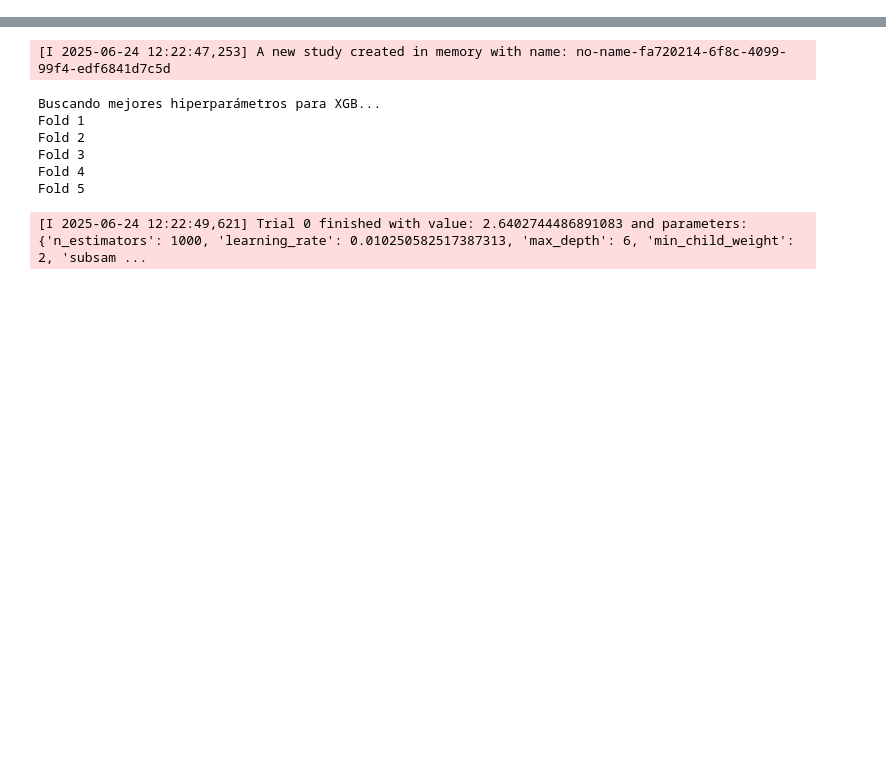
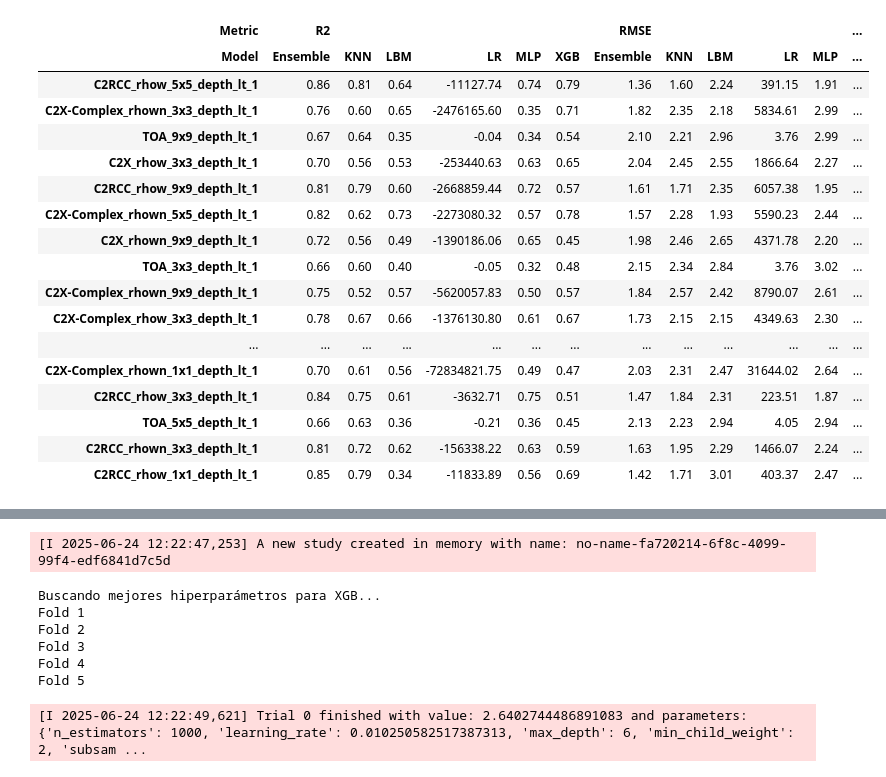
Before and after one commit to Antonio-MI/mar-menor-chl, a Jupyter notebook: Entrenamiento_V2.ipynb, the cells around one changed output, grey strips where cells are left out. Saved outputs shown, nothing was run; the diff lists cells and outputs as text; code cells hidden in the pictures; blank space fills up the shorter version.

Commit message:
probando modelos y ensemble

```diff
--- a/Entrenamiento_V2.ipynb
+++ b/Entrenamiento_V2.ipynb
@@ -150,6 +209,15 @@ import joblib
 # %%
-df= df.iloc[:,4:]
-train, test = train_test_split(df, test_size=0.25, random_state=42, stratify=df["High_Chl"])
+df = df.iloc[:,4:]
+train, test = train_test_split(df, test_size=0.2, random_state=42, stratify=df["High_Chl"])
+target = "Chl"
+
+X_train = train.drop(columns=[target,"High_Chl"])
+X_test = test.drop(columns=[target, "High_Chl"])
+y_train = train[target]
+y_test = test[target]
-# %%
-train = train.reset_index(drop=True)
-test = test.reset_index(drop=True)
+# %%
+scaler_X = StandardScaler()
+scaler_y = StandardScaler()
+X_train_scaled = scaler_X.fit_transform(pd.concat([X_train.drop(columns=["Season"]),pd.get_dummies(X_train["Season"])], axis=1))
+X_test_scaled = scaler_X.transform(pd.concat([X_test.drop(columns=["Season"]),pd.get_dummies(X_test["Season"])], axis=1))
+y_train_scaled = scaler_y.fit_transform(y_train.values.reshape(-1, 1)).ravel()
@@ -155,0 +410,37 @@ test = test.reset_index(drop=True)
+# %%
+# Para hacer un dataframe con multiindex en el que se vea todo
+
+rows = []
+
+for df_name, model_scores in results.items():
+    row = {}
+    for model_name, metrics in model_scores.items():
+        for metric_name, value in metrics.items():
+            # Clave: (métrica, modelo) → orden correcto para columnas
+            row[(metric_name, model_name)] = value
+    rows.append((df_name, row))
+
+df_results = pd.DataFrame.from_dict(dict(rows), orient="index")
+df_results.columns = pd.MultiIndex.from_tuples(df_results.columns, names=["Metric", "Model"])
+df_results = df_results.sort_index(axis=1, level=0)
+# %%
+df_results
+# %% [output]
+| Metric | R2 |  |  |  |  |  | RMSE |  |  |  |  | ... |
+| Model | Ensemble | KNN | LBM | LR | MLP | XGB | Ensemble | KNN | LBM | LR | MLP | ... |
+| C2RCC_rhow_5x5_depth_lt_1 | 0.86 | 0.81 | 0.64 | -11127.74 | 0.74 | 0.79 | 1.36 | 1.60 | 2.24 | 391.15 | 1.91 | ... |
+| C2X-Complex_rhown_3x3_depth_lt_1 | 0.76 | 0.60 | 0.65 | -2476165.60 | 0.35 | 0.71 | 1.82 | 2.35 | 2.18 | 5834.61 | 2.99 | ... |
+| TOA_9x9_depth_lt_1 | 0.67 | 0.64 | 0.35 | -0.04 | 0.34 | 0.54 | 2.10 | 2.21 | 2.96 | 3.76 | 2.99 | ... |
+| C2X_rhow_3x3_depth_lt_1 | 0.70 | 0.56 | 0.53 | -253440.63 | 0.63 | 0.65 | 2.04 | 2.45 | 2.55 | 1866.64 | 2.27 | ... |
+| C2RCC_rhow_9x9_depth_lt_1 | 0.81 | 0.79 | 0.60 | -2668859.44 | 0.72 | 0.57 | 1.61 | 1.71 | 2.35 | 6057.38 | 1.95 | ... |
+| C2X-Complex_rhown_5x5_depth_lt_1 | 0.82 | 0.62 | 0.73 | -2273080.32 | 0.57 | 0.78 | 1.57 | 2.28 | 1.93 | 5590.23 | 2.44 | ... |
+| C2X_rhown_9x9_depth_lt_1 | 0.72 | 0.56 | 0.49 | -1390186.06 | 0.65 | 0.45 | 1.98 | 2.46 | 2.65 | 4371.78 | 2.20 | ... |
+| TOA_3x3_depth_lt_1 | 0.66 | 0.60 | 0.40 | -0.05 | 0.32 | 0.48 | 2.15 | 2.34 | 2.84 | 3.76 | 3.02 | ... |
+| C2X-Complex_rhown_9x9_depth_lt_1 | 0.75 | 0.52 | 0.57 | -5620057.83 | 0.50 | 0.57 | 1.84 | 2.57 | 2.42 | 8790.07 | 2.61 | ... |
+| C2X-Complex_rhow_3x3_depth_lt_1 | 0.78 | 0.67 | 0.66 | -1376130.80 | 0.61 | 0.67 | 1.73 | 2.15 | 2.15 | 4349.63 | 2.30 | ... |
+| ... | ... | ... | ... | ... | ... | ... | ... | ... | ... | ... | ... | ... |
+| C2X-Complex_rhown_1x1_depth_lt_1 | 0.70 | 0.61 | 0.56 | -72834821.75 | 0.49 | 0.47 | 2.03 | 2.31 | 2.47 | 31644.02 | 2.64 | ... |
+| C2RCC_rhow_3x3_depth_lt_1 | 0.84 | 0.75 | 0.61 | -3632.71 | 0.75 | 0.51 | 1.47 | 1.84 | 2.31 | 223.51 | 1.87 | ... |
+| TOA_5x5_depth_lt_1 | 0.66 | 0.63 | 0.36 | -0.21 | 0.36 | 0.45 | 2.13 | 2.23 | 2.94 | 4.05 | 2.94 | ... |
+| C2RCC_rhown_3x3_depth_lt_1 | 0.81 | 0.72 | 0.62 | -156338.22 | 0.63 | 0.59 | 1.63 | 1.95 | 2.29 | 1466.07 | 2.24 | ... |
+| C2RCC_rhow_1x1_depth_lt_1 | 0.85 | 0.79 | 0.34 | -11833.89 | 0.56 | 0.69 | 1.42 | 1.71 | 3.01 | 403.37 | 2.47 | ... |
```
Also changed, not shown: parts of 18 cells of this notebook.
